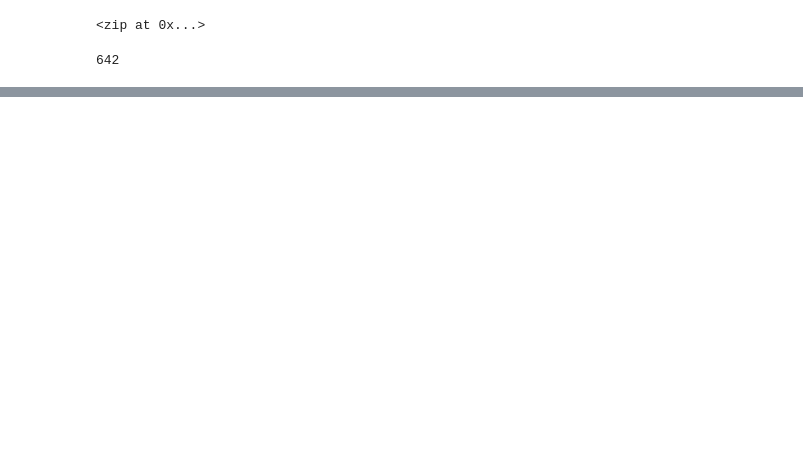
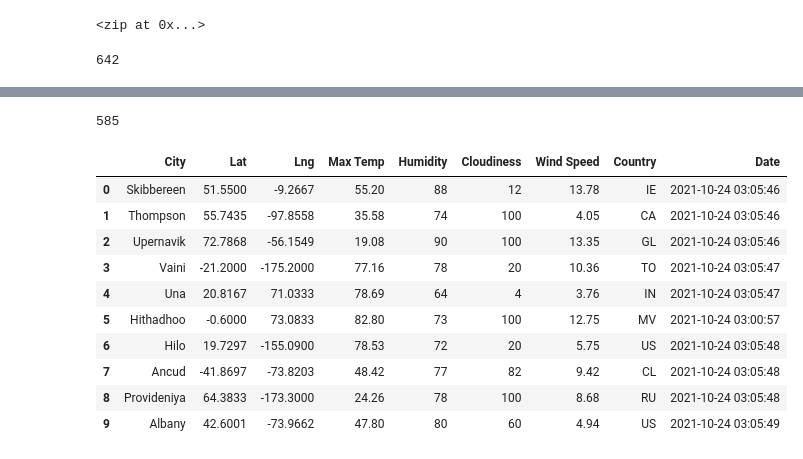
Before and after one commit to petersen-derek/World_Weather_Analysis, a Jupyter notebook: WeatherPy.ipynb, the cells around one changed output, grey strips where cells are left out. Cells and saved outputs as stored; diff of their text form; code cells hidden in the pictures; blank space fills up the shorter version.

```diff
--- a/WeatherPy.ipynb
+++ b/WeatherPy.ipynb
@@ -31,0 +122,20 @@ len(cities)
+# %%
+len(city_data)
+# %% [output]
+585
+# %%
+# Convert the array of dictionaries to a Pandas DataFrame.
+city_data_df = pd.DataFrame(city_data)
+city_data_df.head(10)
+# %% [output]
+|  | City | Lat | Lng | Max Temp | Humidity | Cloudiness | Wind Speed | Country | Date |
+| 0 | Skibbereen | 51.5500 | -9.2667 | 55.20 | 88 | 12 | 13.78 | IE | 2021-10-24 03:05:46 |
+| 1 | Thompson | 55.7435 | -97.8558 | 35.58 | 74 | 100 | 4.05 | CA | 2021-10-24 03:05:46 |
+| 2 | Upernavik | 72.7868 | -56.1549 | 19.08 | 90 | 100 | 13.35 | GL | 2021-10-24 03:05:46 |
+| 3 | Vaini | -21.2000 | -175.2000 | 77.16 | 78 | 20 | 10.36 | TO | 2021-10-24 03:05:47 |
+| 4 | Una | 20.8167 | 71.0333 | 78.69 | 64 | 4 | 3.76 | IN | 2021-10-24 03:05:47 |
+| 5 | Hithadhoo | -0.6000 | 73.0833 | 82.80 | 73 | 100 | 12.75 | MV | 2021-10-24 03:00:57 |
+| 6 | Hilo | 19.7297 | -155.0900 | 78.53 | 72 | 20 | 5.75 | US | 2021-10-24 03:05:48 |
+| 7 | Ancud | -41.8697 | -73.8203 | 48.42 | 77 | 82 | 9.42 | CL | 2021-10-24 03:05:48 |
+| 8 | Provideniya | 64.3833 | -173.3000 | 24.26 | 78 | 100 | 8.68 | RU | 2021-10-24 03:05:48 |
+| 9 | Albany | 42.6001 | -73.9662 | 47.80 | 80 | 60 | 4.94 | US | 2021-10-24 03:05:49 |
```
Also changed, not shown: parts of 6 cells of this notebook, 4 other files.
